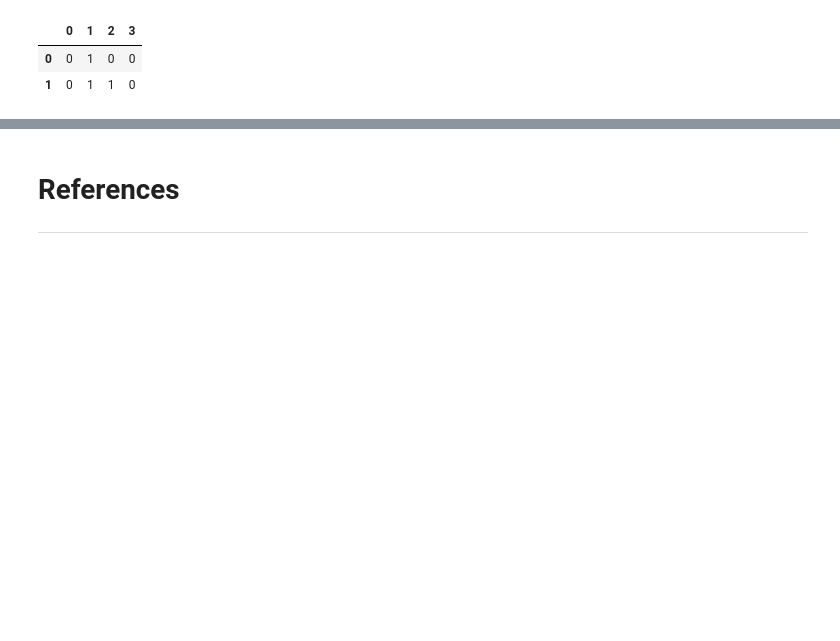
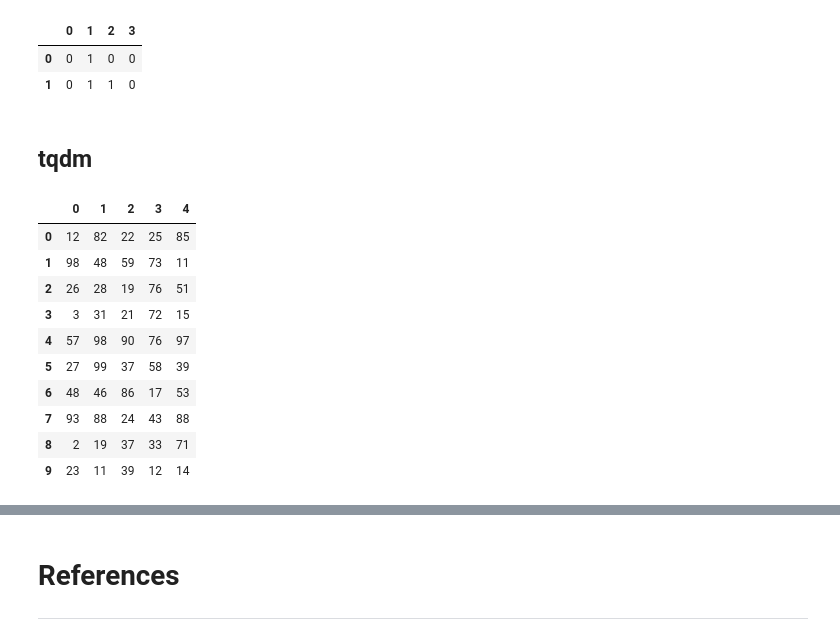
Before and after one commit to kyaiooiayk/Pandas, a Jupyter notebook: tutorials/GitHub_MD_rendering/Cheatsheet.ipynb, the cells around one changed output, grey strips where cells are left out. Cells and saved outputs as stored; diff of their text form; code cells hidden in the pictures; blank space fills up the shorter version.

```diff
--- a/tutorials/GitHub_MD_rendering/Cheatsheet.ipynb
+++ b/tutorials/GitHub_MD_rendering/Cheatsheet.ipynb
@@ -758,3 +758,5 @@ df.astype(int)
 |  | 0 | 1 | 2 | 3 |
 | 0 | 0 | 1 | 0 | 0 |
 | 1 | 0 | 1 | 1 | 0 |
+# %% [markdown]
+## tqdm
@@ -760,0 +767,17 @@ df.astype(int)
+# %%
+df = pd.DataFrame(np.random.randint(0, 100, (100, 100)))
+
+# print first 10 rows and first 5 columns
+df.head(10).iloc[:, :5]
+# %% [output]
+|  | 0 | 1 | 2 | 3 | 4 |
+| 0 | 12 | 82 | 22 | 25 | 85 |
+| 1 | 98 | 48 | 59 | 73 | 11 |
+| 2 | 26 | 28 | 19 | 76 | 51 |
+| 3 | 3 | 31 | 21 | 72 | 15 |
+| 4 | 57 | 98 | 90 | 76 | 97 |
+| 5 | 27 | 99 | 37 | 58 | 39 |
+| 6 | 48 | 46 | 86 | 17 | 53 |
+| 7 | 93 | 88 | 24 | 43 | 88 |
+| 8 | 2 | 19 | 37 | 33 | 71 |
+| 9 | 23 | 11 | 39 | 12 | 14 |
```
Also changed, not shown: parts of 2 cells of this notebook, 1 other file.
